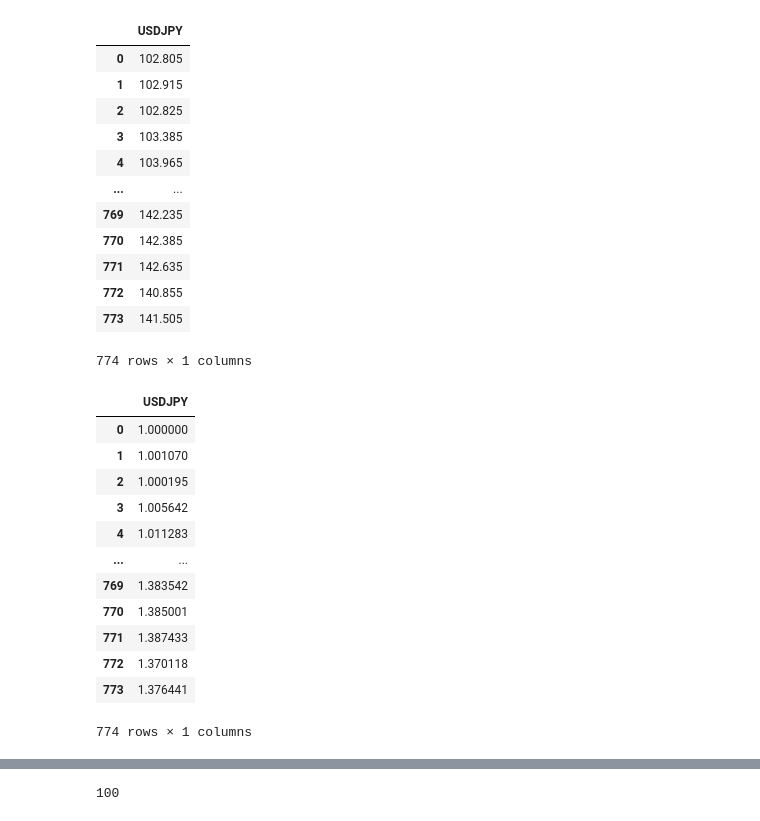
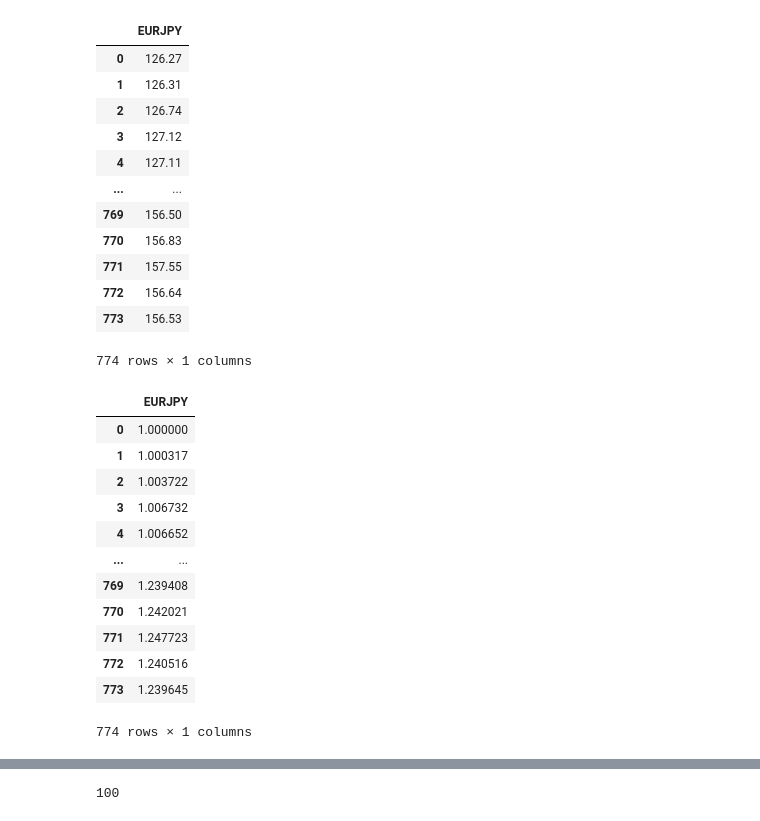
Before and after one commit to takumi-maker/dmd, a Jupyter notebook: dms_trenddetector.ipynb, the cells around one changed output, grey strips where cells are left out. Saved outputs shown, nothing was run; the diff lists cells and outputs as text; code cells hidden in the pictures.

```diff
--- a/dms_trenddetector.ipynb
+++ b/dms_trenddetector.ipynb
@@ -35,52 +35,52 @@ def func_dms(x_t,mu_1,sigma2_1):
 # %%
 df_1 = pd.read_csv("通貨データセット1.csv")
 df_1 = df_1.drop(df_1.columns[0], axis=1)
 columns_len = len(df_1.columns)
 length = len(df_1)
 df_1
 y_df = df_1
-#y_df = y_df.drop('USDJPY',axis=1)
-y_df = y_df.drop('EURJPY',axis=1)
+y_df = y_df.drop('USDJPY',axis=1)
+#y_df = y_df.drop('EURJPY',axis=1)
 y_df = y_df.drop('EUDUSD',axis=1)
 y_df = y_df.drop('AUDUSD',axis=1)
 y_df = y_df.drop('AUDJPY',axis=1)
 y_df = y_df.drop('AUDEUR',axis=1)
 y_df = y_df.drop('GBPUSD',axis=1)
 y_df = y_df.drop('EURGBP',axis=1)
 y_df
 # %% [output]
-|  | USDJPY |
-| 0 | 102.805 |
-| 1 | 102.915 |
-| 2 | 102.825 |
-| 3 | 103.385 |
-| 4 | 103.965 |
+|  | EURJPY |
+| 0 | 126.27 |
+| 1 | 126.31 |
+| 2 | 126.74 |
+| 3 | 127.12 |
+| 4 | 127.11 |
 | ... | ... |
-| 769 | 142.235 |
-| 770 | 142.385 |
-| 771 | 142.635 |
-| 772 | 140.855 |
-| 773 | 141.505 |
+| 769 | 156.50 |
+| 770 | 156.83 |
+| 771 | 157.55 |
+| 772 | 156.64 |
+| 773 | 156.53 |
 774 rows × 1 columns
 # %%
-selected_column1 = "USDJPY"
+selected_column1 = "EURJPY"
 
 first_val1 =df_1[selected_column1][0]
-comission1 = 0.0/first_val1
+comission1 = 0.1/first_val1
 
 y_df[selected_column1] = y_df[selected_column1]/first_val1
 y_df
 # %% [output]
-|  | USDJPY |
+|  | EURJPY |
 | 0 | 1.000000 |
-| 1 | 1.001070 |
-| 2 | 1.000195 |
-| 3 | 1.005642 |
-| 4 | 1.011283 |
+| 1 | 1.000317 |
+| 2 | 1.003722 |
+| 3 | 1.006732 |
+| 4 | 1.006652 |
 | ... | ... |
-| 769 | 1.383542 |
-| 770 | 1.385001 |
-| 771 | 1.387433 |
-| 772 | 1.370118 |
-| 773 | 1.376441 |
+| 769 | 1.239408 |
+| 770 | 1.242021 |
+| 771 | 1.247723 |
+| 772 | 1.240516 |
+| 773 | 1.239645 |
 774 rows × 1 columns
```
Also changed, not shown: parts of 2 cells of this notebook.
